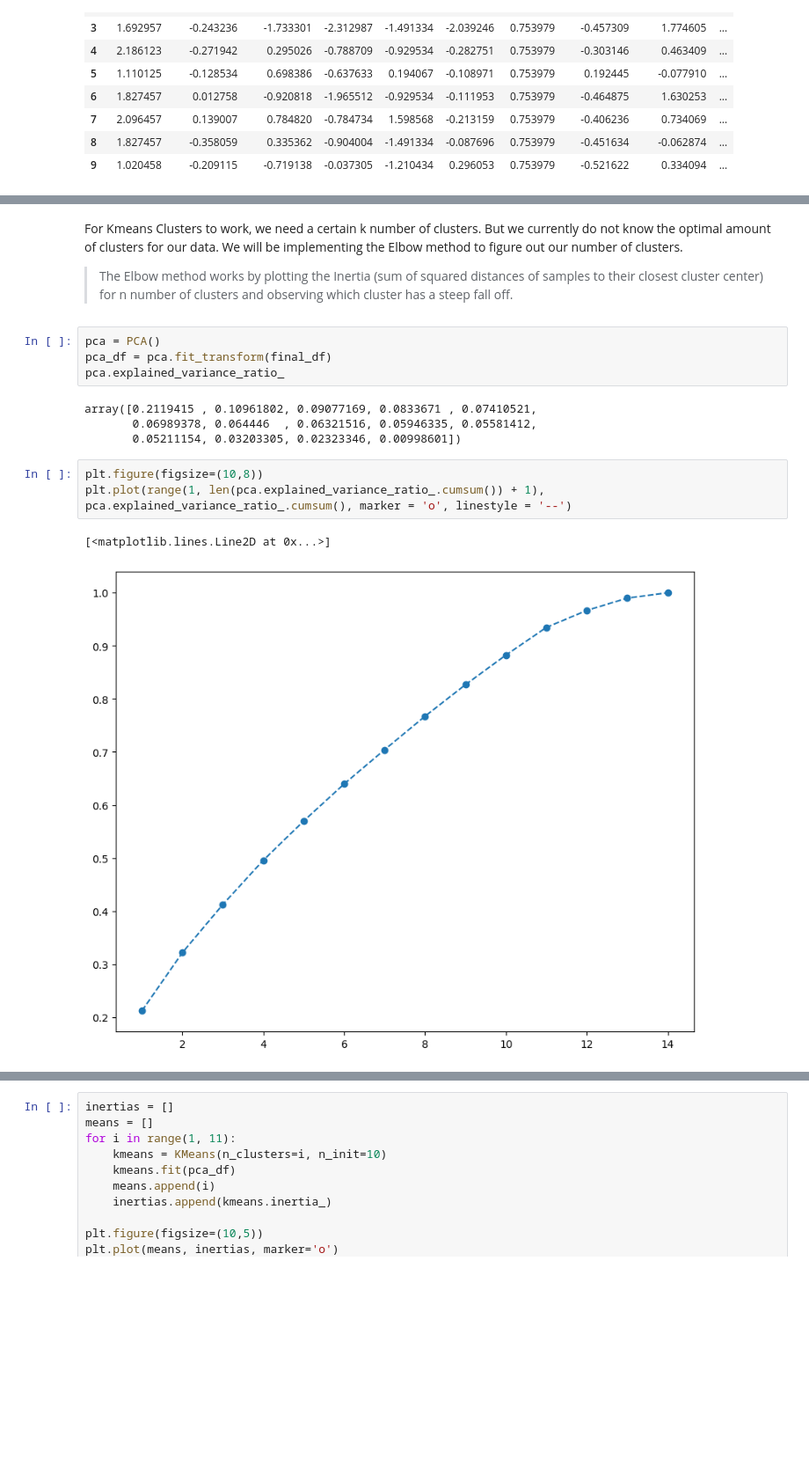
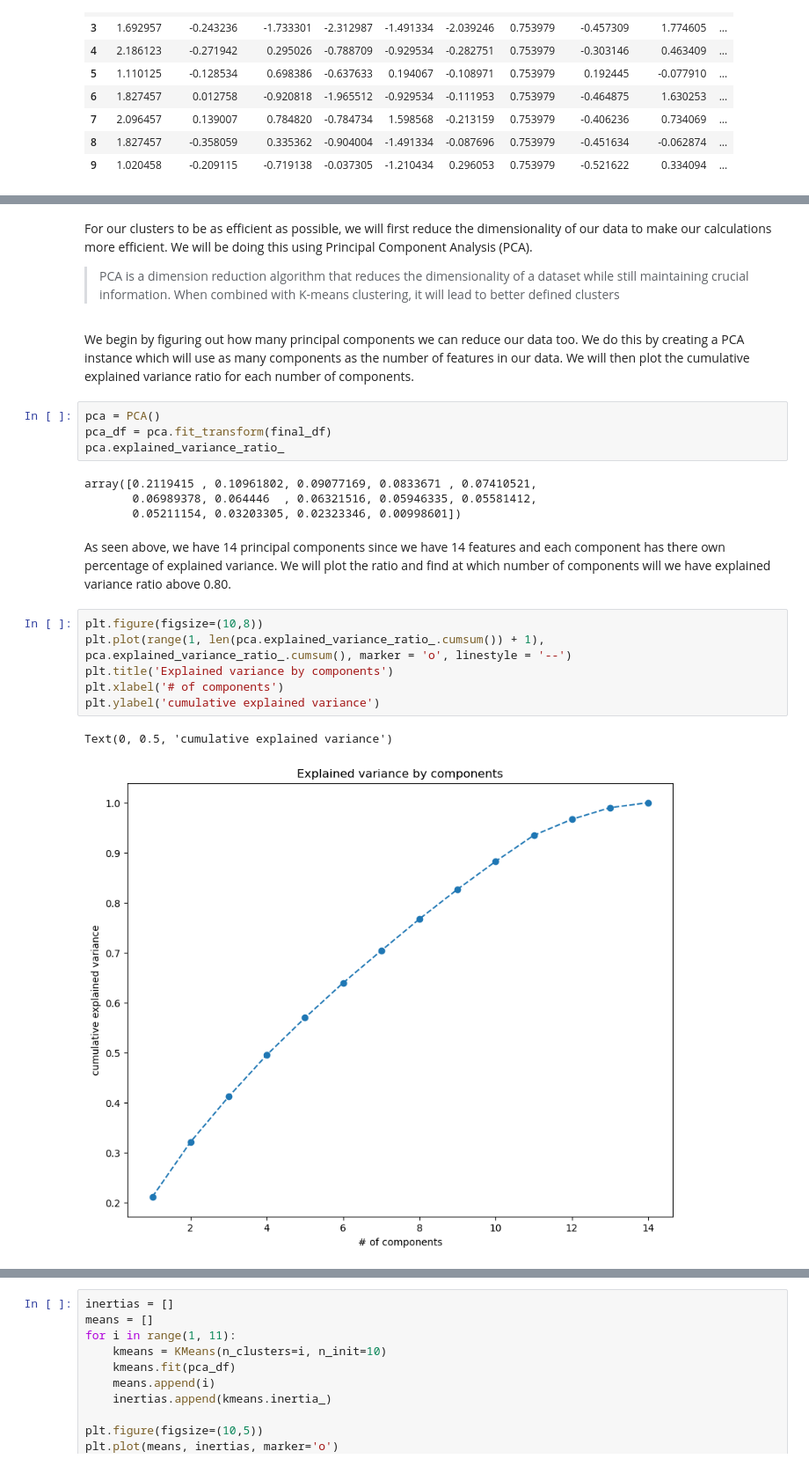
Before and after one commit to Kruvalcaba85/CS-450-Project, a Jupyter notebook: Kevin Ruvalcaba/CS 450 Project/Spotify Music Recommender Version 2.ipynb, the cells around one changed output, grey strips where cells are left out. Shown at 88% size. Saved outputs shown, nothing was run; the diff lists cells and outputs as text; blank space fills up the shorter version.

```diff
--- a/Kevin Ruvalcaba/CS 450 Project/Spotify Music Recommender Version 2.ipynb
+++ b/Kevin Ruvalcaba/CS 450 Project/Spotify Music Recommender Version 2.ipynb
@@ -108,6 +102,8 @@ With our new data, we can now implement Kmeans Clusters!
 # %% [markdown]
-For Kmeans Clusters to work, we need a certain k number of clusters. But we currently do not know the optimal amount of clusters for our data. We will be implementing the Elbow method to figure out our number of clusters.
-> The Elbow method works by plotting the Inertia (sum of squared distances of samples to their closest cluster center) for n number of clusters and observing which cluster has a steep fall off.
+For our clusters to be as efficient as possible, we will first reduce the dimensionality of our data to make our calculations more efficient. We will be doing this using Principal Component Analysis (PCA).
+> PCA is a dimension reduction algorithm that reduces the dimensionality of a dataset while still maintaining crucial information. When combined with K-means clustering, it will lead to better defined clusters
+# %% [markdown]
+We begin by figuring out how many principal components we can reduce our data too. We do this by creating a PCA instance which will use as many components as the number of features in our data. We will then plot the cumulative explained variance ratio for each number of components.
 # %%
 pca = PCA()
 pca_df = pca.fit_transform(final_df)
@@ -116,9 +112,14 @@ pca.explained_variance_ratio_
 array([0.2119415 , 0.10961802, 0.09077169, 0.0833671 , 0.07410521,
        0.06989378, 0.064446  , 0.06321516, 0.05946335, 0.05581412,
        0.05211154, 0.03203305, 0.02323346, 0.00998601])
+# %% [markdown]
+As seen above, we have 14 principal components since we have 14 features and each component has there own percentage of explained variance. We will plot the ratio and find at which number of components will we have explained variance ratio above 0.80.
 # %%
 plt.figure(figsize=(10,8))
 plt.plot(range(1, len(pca.explained_variance_ratio_.cumsum()) + 1), pca.explained_variance_ratio_.cumsum(), marker = 'o', linestyle = '--')
+plt.title('Explained variance by components')
+plt.xlabel('# of components')
+plt.ylabel('cumulative explained variance')
 # %% [output]
-[<matplotlib.lines.Line2D at 0x...>]
+Text(0, 0.5, 'cumulative explained variance')
-[figure, old version]
+[figure, new version]
```
Also changed, not shown: parts of 25 cells of this notebook.
